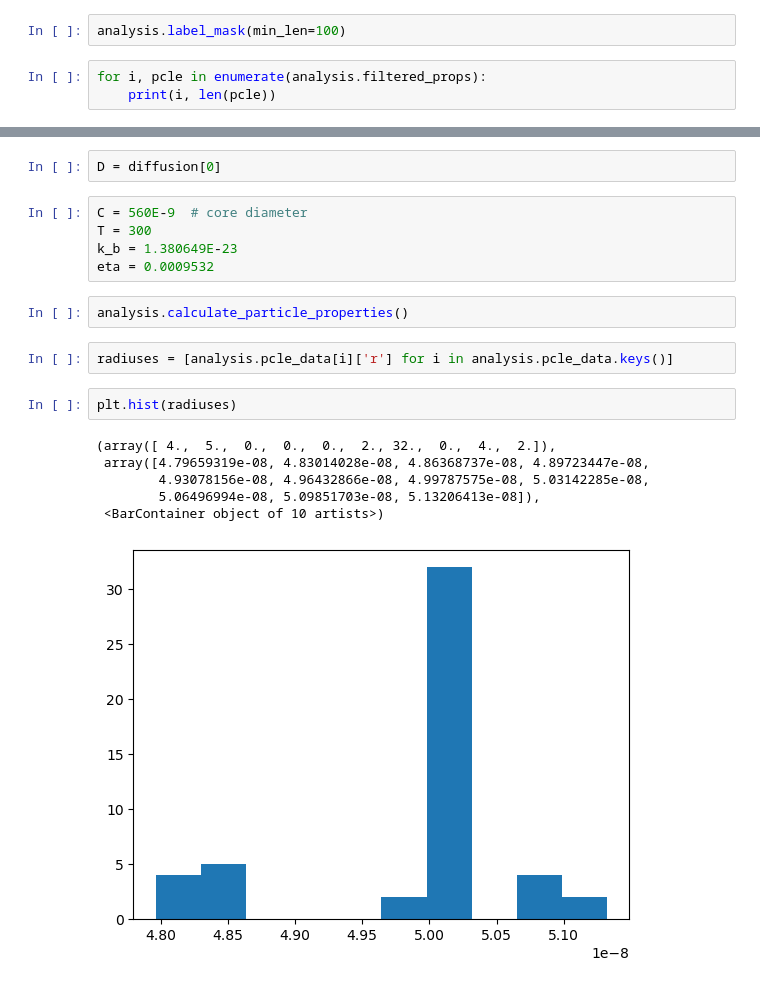
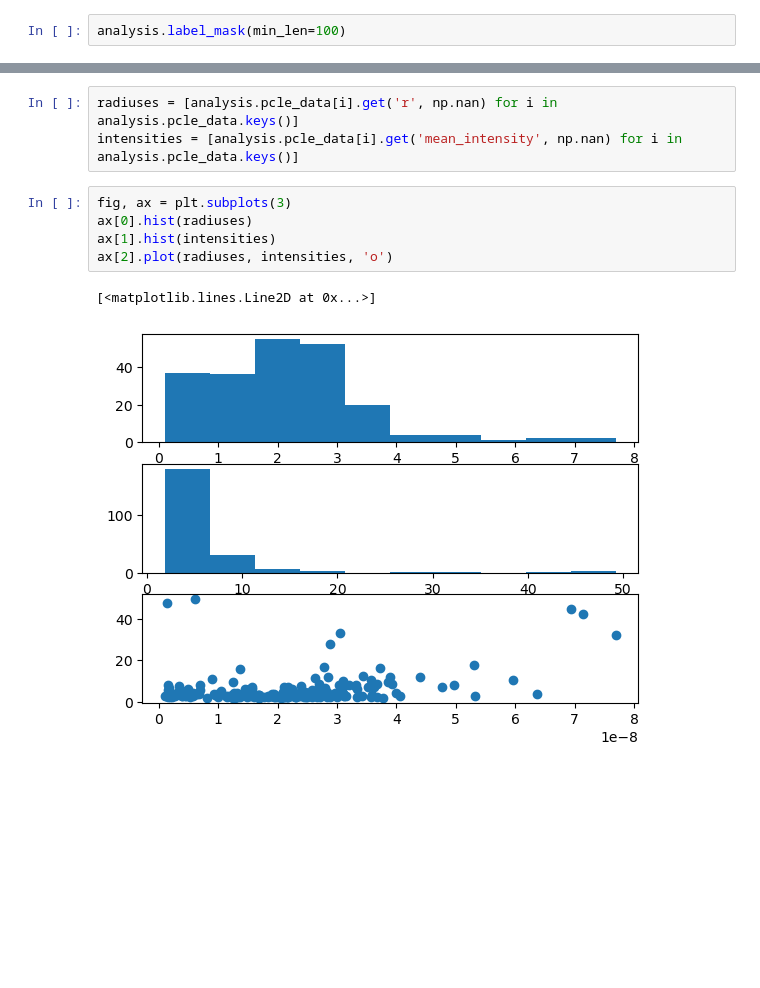
Before and after one commit to Dennis-Dispertech/DisperTrack, a Jupyter notebook: examples/show_workflow.ipynb, the cells around one changed output, grey strips where cells are left out. Saved outputs shown, nothing was run; the diff lists cells and outputs as text; blank space fills up the shorter version.

```diff
--- a/examples/show_workflow.ipynb
+++ b/examples/show_workflow.ipynb
@@ -58,5 +51,2 @@ analysis.calculate_mask(threshold=50, min_size=20, max_gap=200)
 # %%
 analysis.label_mask(min_len=100)
-# %%
-for i, pcle in enumerate(analysis.filtered_props):
-    print(i, len(pcle))
@@ -144,20 +85,11 @@ plt.plot(np.arange(0, len(MSD)) / analysis.meta['fps'], MSD['MSD'], 'o')
-# %%
-D = diffusion[0]
-# %%
-C = 560E-9  # core diameter
-T = 300
-k_b = 1.380649E-23
-eta = 0.0009532
-# %%
-analysis.calculate_particle_properties()
 # %%
-radiuses = [analysis.pcle_data[i]['r'] for i in analysis.pcle_data.keys()]
+radiuses = [analysis.pcle_data[i].get('r', np.nan) for i in analysis.pcle_data.keys()]
+intensities = [analysis.pcle_data[i].get('mean_intensity', np.nan) for i in analysis.pcle_data.keys()]
 # %%
-plt.hist(radiuses)
+fig, ax = plt.subplots(3)
+ax[0].hist(radiuses)
+ax[1].hist(intensities)
+ax[2].plot(radiuses, intensities, 'o')
 # %% [output]
-(array([ 4.,  5.,  0.,  0.,  0.,  2., 32.,  0.,  4.,  2.]),
- array([4.79659319e-08, 4.83014028e-08, 4.86368737e-08, 4.89723447e-08,
-        4.93078156e-08, 4.96432866e-08, 4.99787575e-08, 5.03142285e-08,
-        5.06496994e-08, 5.09851703e-08, 5.13206413e-08]),
- <BarContainer object of 10 artists>)
+[<matplotlib.lines.Line2D at 0x...>]
-[figure, old version]
+[figure, new version]
```
Also changed, not shown: parts of 36 cells of this notebook, 6 other files.
